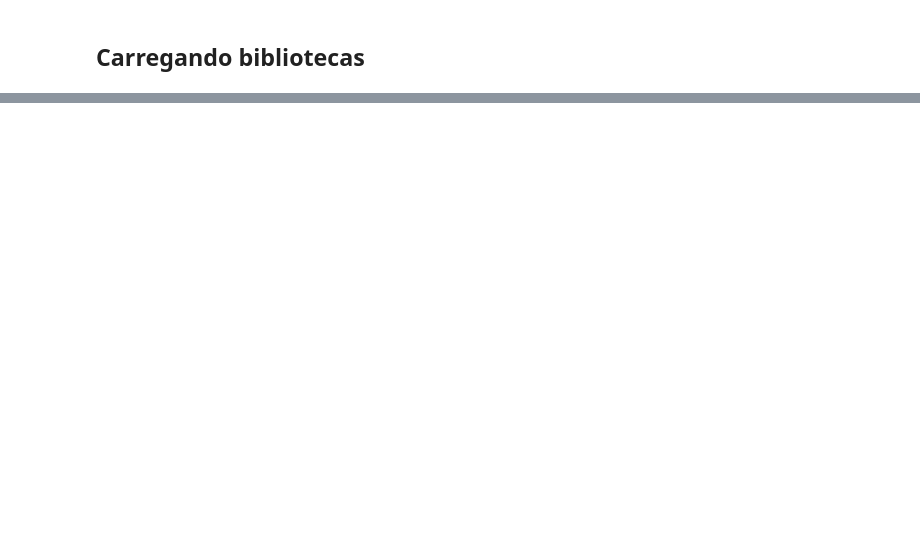
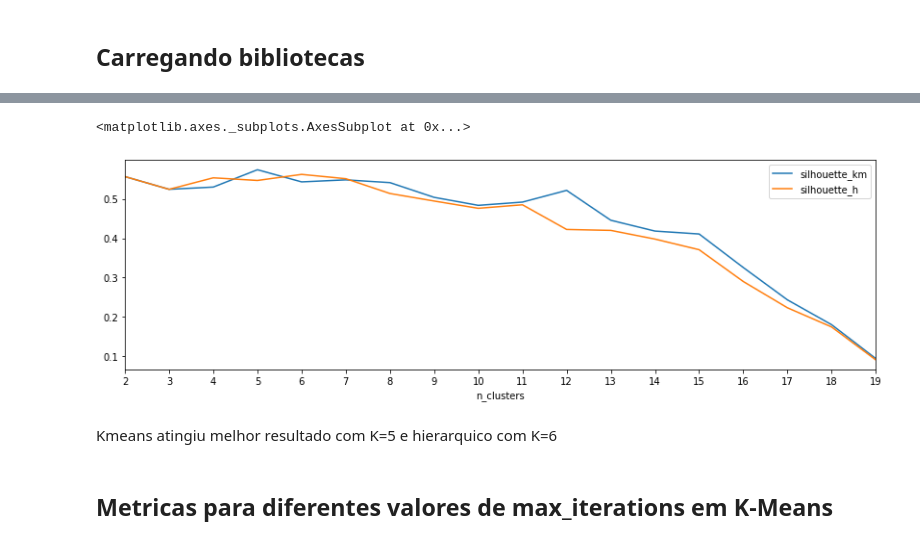
Before and after one commit to V-in/kaggle, a Jupyter notebook: premier_league/notebook.ipynb, the cells around one changed output, grey strips where cells are left out. Drawn from its saved outputs; the diff is of its cells as text; code cells hidden in the pictures; blank space fills up the shorter version.

```diff
--- a/premier_league/notebook.ipynb
+++ b/premier_league/notebook.ipynb
@@ -80,0 +127,28 @@ sns.scatterplot(x=pd.DataFrame(df_proj)[0], y=pd.DataFrame(df_proj)[1])
+# %%
+silhouette_values = []
+for i in range (2, 20):
+    kmeans = KMeans(n_clusters=i).fit(df_proj)
+    hierarquico = AgglomerativeClustering(n_clusters=i)
+
+
+    km_clustered = df_proj.assign(cluster_number=kmeans.predict(df_proj))
+    h_clustered = df_proj.assign(cluster_number=hierarquico.fit_predict(df_proj))
+
+
+    silhouette_values.append({
+        "n_clusters": i,
+        "silhouette_km": sk.metrics.silhouette_score(km_clustered, labels=km_clustered["cluster_number"]),
+        "silhouette_h": sk.metrics.silhouette_score(h_clustered, labels=h_clustered["cluster_number"]),
+    })
+# %%
+pd.DataFrame(silhouette_values).plot.line(x="n_clusters",
+                                             y=["silhouette_km", "silhouette_h"],
+                                             xticks=range(2,20),
+                                             figsize=[14,4])
+# %% [output]
+<matplotlib.axes._subplots.AxesSubplot at 0x...>
+[figure, added]
+# %% [markdown]
+Kmeans atingiu melhor resultado com K=5 e hierarquico com K=6
+# %% [markdown]
+## Metricas para diferentes valores de max_iterations em K-Means
```
Also changed, not shown: parts of 39 cells of this notebook.
